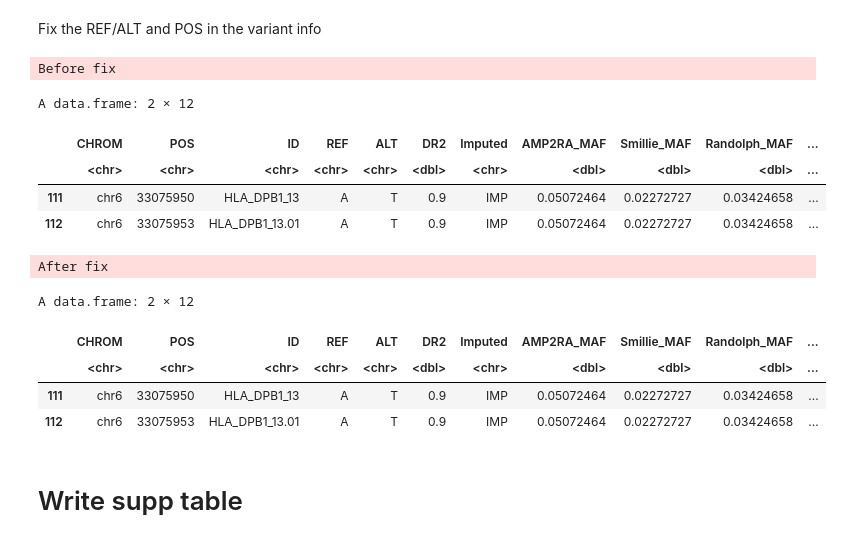
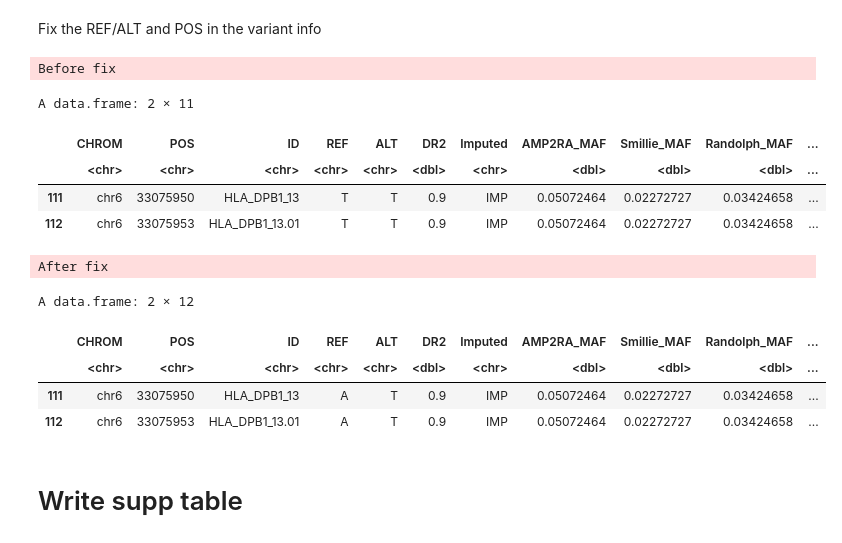
Before and after one commit to immunogenomics/hla2023, a Jupyter notebook: scripts/1_genotype_and_QC/3_combine_MHC_variants_4Cohorts.ipynb, the cells around one changed output. Saved outputs shown, nothing was run; the diff lists cells and outputs as text; code cells hidden in the pictures.

```diff
--- a/scripts/1_genotype_and_QC/3_combine_MHC_variants_4Cohorts.ipynb
+++ b/scripts/1_genotype_and_QC/3_combine_MHC_variants_4Cohorts.ipynb
@@ -1151,36 +1151,36 @@ A matrix: 4 × 8 of type chr
 # %% [markdown]
 Fix the REF/ALT and POS in the variant info
 # %%
-dir = '/data/srlab1/jkang/hla/data/combined_AMP_Randolph_Smillie/sampleXdosage/'
+dir = '../../data/sampleXdosage/'
 variantInfo = readRDS(paste0(dir, 'four_cohorts_variant_info_final.rds'))
 
 message('Before fix')
 variantInfo %>% filter(startsWith(ID, 'HLA')) %>% tail(2)
 
 # Change colons and asteriks in HLA allele names
 vcf_SNP2HLA@fix[, 'ID'] = stringr::str_replace_all(vcf_SNP2HLA@fix[,'ID'], ':', '.')
 vcf_SNP2HLA@fix[, 'ID'] = stringr::str_replace(vcf_SNP2HLA@fix[, 'ID'], '\\*', '_')
 
 variantInfo$hg19_POS = 0
 for (i in 1:nrow(variantInfo)) {
     idx_match = which(vcf_SNP2HLA@fix[, 'ID'] == variantInfo$ID[i])
     if (length(idx_match) > 1) { message('more than one variant matched') }
     if (length(idx_match) == 0) { message('no variant matched') }
     variantInfo$REF[i] = vcf_SNP2HLA@fix[idx_match, 'REF']
     variantInfo$hg19_POS[i] = vcf_SNP2HLA@fix[idx_match, 'POS']
 }
 
 message('After fix')
 variantInfo %>% filter(startsWith(ID, 'HLA')) %>% tail(2)
 
 saveRDS(variantInfo, paste0(dir, 'four_cohorts_variant_info_final.rds'))
 # %% [output]
 Before fix
-A data.frame: 2 × 12
+A data.frame: 2 × 11
 |  | CHROM | POS | ID | REF | ALT | DR2 | Imputed | AMP2RA_MAF | Smillie_MAF | Randolph_MAF | ... |
 |  | <chr> | <chr> | <chr> | <chr> | <chr> | <dbl> | <chr> | <dbl> | <dbl> | <dbl> | ... |
-| 111 | chr6 | 33075950 | HLA_DPB1_13 | A | T | 0.9 | IMP | 0.05072464 | 0.02272727 | 0.03424658 | ... |
-| 112 | chr6 | 33075953 | HLA_DPB1_13.01 | A | T | 0.9 | IMP | 0.05072464 | 0.02272727 | 0.03424658 | ... |
+| 111 | chr6 | 33075950 | HLA_DPB1_13 | T | T | 0.9 | IMP | 0.05072464 | 0.02272727 | 0.03424658 | ... |
+| 112 | chr6 | 33075953 | HLA_DPB1_13.01 | T | T | 0.9 | IMP | 0.05072464 | 0.02272727 | 0.03424658 | ... |
 After fix
 A data.frame: 2 × 12
 |  | CHROM | POS | ID | REF | ALT | DR2 | Imputed | AMP2RA_MAF | Smillie_MAF | Randolph_MAF | ... |
```
Also changed, not shown: parts of 1 cell of this notebook, 1 other file.
